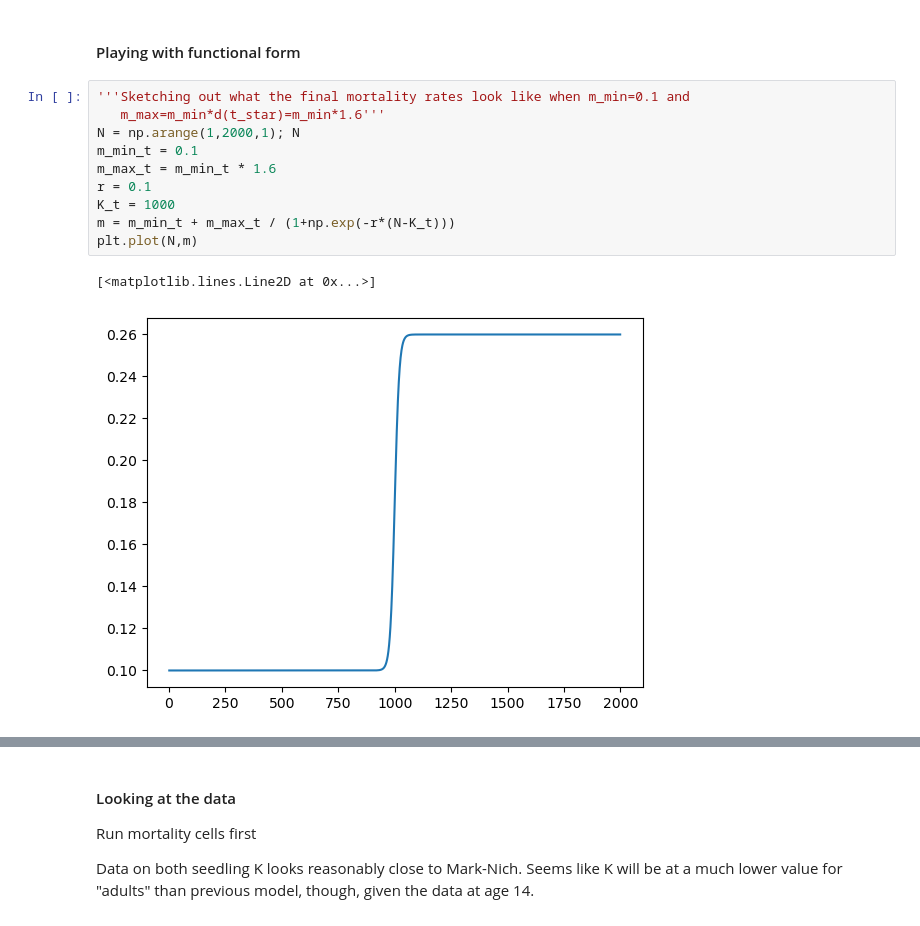
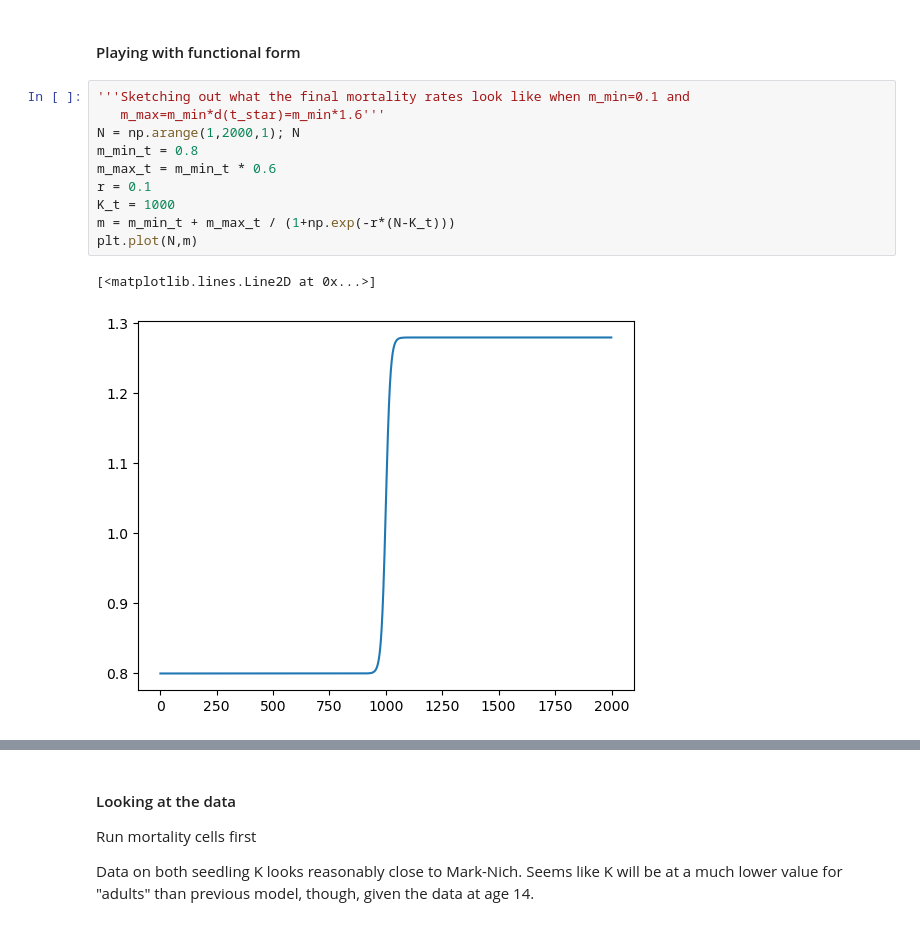
Before and after one commit to patricklawton/TecateCypress, a Jupyter notebook: journal.ipynb, the cells around one changed output, grey strips where cells are left out. Drawn from its saved outputs; the diff is of its cells as text.

```diff
--- a/journal.ipynb
+++ b/journal.ipynb
@@ -403,13 +394,13 @@ interactive(children=(FloatSlider(value=1.0, description='lam', max=2.0, min=0.0
 # %%
 '''Sketching out what the final mortality rates look like when m_min=0.1 and
    m_max=m_min*d(t_star)=m_min*1.6'''
 N = np.arange(1,2000,1); N
-m_min_t = 0.1
-m_max_t = m_min_t * 1.6
+m_min_t = 0.8
+m_max_t = m_min_t * 0.6
 r = 0.1
 K_t = 1000
 m = m_min_t + m_max_t / (1+np.exp(-r*(N-K_t)))
 plt.plot(N,m)
 # %% [output]
 [<matplotlib.lines.Line2D at 0x...>]
-[figure, old version]
+[figure, new version]
```
Also changed, not shown: parts of 5 cells of this notebook, 1 other file.
